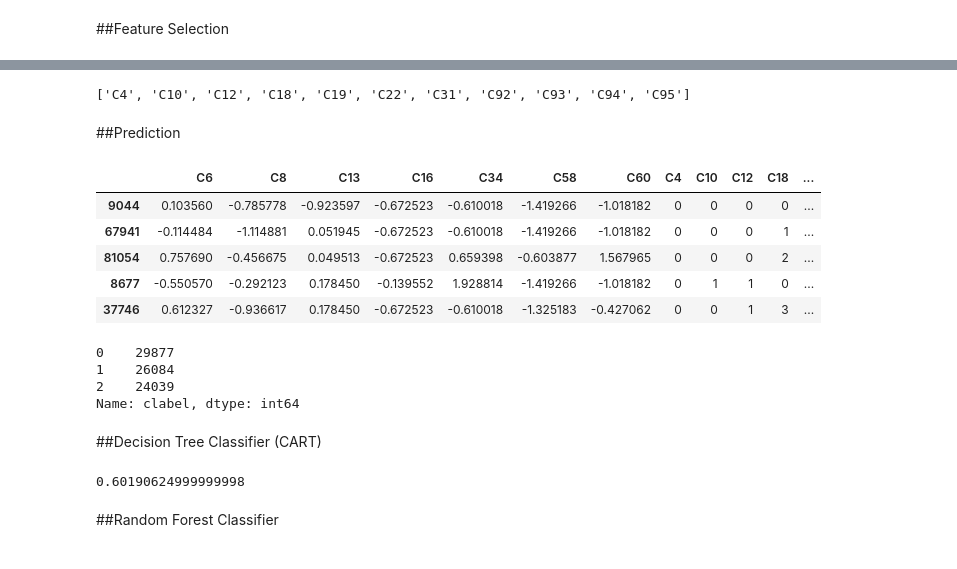
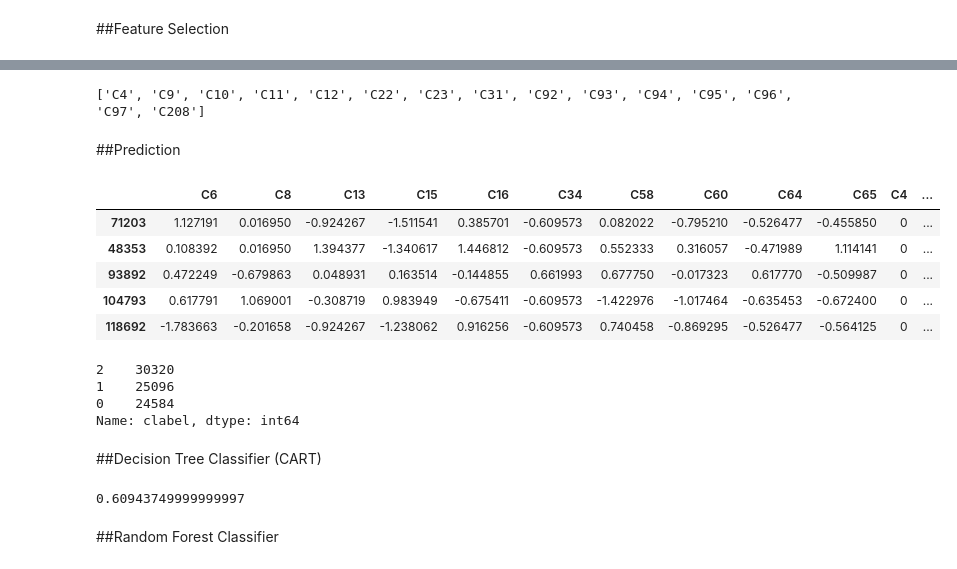
Before and after one commit to hungtzuhsuan/dataAnalytics, a Jupyter notebook: ipython/npout3_forcast.ipynb, the cells around one changed output, grey strips where cells are left out. Drawn from its saved outputs; the diff is of its cells as text; code cells hidden in the pictures.

```diff
--- a/ipython/npout3_forcast.ipynb
+++ b/ipython/npout3_forcast.ipynb
@@ -106,7 +107,7 @@ from sklearn import svm
 
 #coding
 X, y = dfc, df['C3'].replace({name: n for n, name in enumerate(df['C3'].unique())})
-anova_svm = Pipeline([('anova', SelectKBest(f_regression, k=11)), ('svc', svm.SVC(kernel='linear'))])
+anova_svm = Pipeline([('anova', SelectKBest(f_regression, k=15)), ('svc', svm.SVC(kernel='linear'))])
 anova_svm.set_params(svc__C=0.1).fit(X, y)
 
 print anova_svm.score(X, y)
@@ -135,37 +136,37 @@ dfc.head()
 # %%
 from sklearn.feature_selection import SelectKBest, chi2
 
-selector = SelectKBest(chi2, k=11).fit(dfc, y)
+selector = SelectKBest(chi2, k=15).fit(dfc, y)
 filtered2 = [dfc.columns[i] for i in selector.get_support(indices=True)]
 print filtered2
 # %% [output]
-['C4', 'C10', 'C12', 'C18', 'C19', 'C22', 'C31', 'C92', 'C93', 'C94', 'C95']
+['C4', 'C9', 'C10', 'C11', 'C12', 'C22', 'C23', 'C31', 'C92', 'C93', 'C94', 'C95', 'C96', 'C97', 'C208']
 # %% [markdown]
 ##Prediction
 # %%
 from sklearn.preprocessing import StandardScaler
 
-choosed = filtered[:8] + filtered2[:8]
+choosed = filtered[:11] + filtered2[:11]
 choosed.remove('C22')
 choosed.remove('C24')
 
 X = df.loc[:, choosed]
 y = df['C3'].replace({name: n for n, name in enumerate(df['C3'].unique())})
 for col in X.columns:
   try:
     X[col].fillna(0, inplace=True)
     X[col] = StandardScaler().fit_transform(X[col])
   except:
     X[col] = X[col].replace({name: n for n, name in enumerate(X[col].unique())})
 
 X.head()
 # %% [output]
-|  | C6 | C8 | C13 | C16 | C34 | C58 | C60 | C4 | C10 | C12 | C18 | ... |
-| 9044 | 0.103560 | -0.785778 | -0.923597 | -0.672523 | -0.610018 | -1.419266 | -1.018182 | 0 | 0 | 0 | 0 | ... |
-| 67941 | -0.114484 | -1.114881 | 0.051945 | -0.672523 | -0.610018 | -1.419266 | -1.018182 | 0 | 0 | 0 | 1 | ... |
-| 81054 | 0.757690 | -0.456675 | 0.049513 | -0.672523 | 0.659398 | -0.603877 | 1.567965 | 0 | 0 | 0 | 2 | ... |
-| 8677 | -0.550570 | -0.292123 | 0.178450 | -0.139552 | 1.928814 | -1.419266 | -1.018182 | 0 | 1 | 1 | 0 | ... |
-| 37746 | 0.612327 | -0.936617 | 0.178450 | -0.672523 | -0.610018 | -1.325183 | -0.427062 | 0 | 0 | 1 | 3 | ... |
+|  | C6 | C8 | C13 | C15 | C16 | C34 | C58 | C60 | C64 | C65 | C4 | ... |
+| 71203 | 1.127191 | 0.016950 | -0.924267 | -1.511541 | 0.385701 | -0.609573 | 0.082022 | -0.795210 | -0.526477 | -0.455850 | 0 | ... |
+| 48353 | 0.108392 | 0.016950 | 1.394377 | -1.340617 | 1.446812 | -0.609573 | 0.552333 | 0.316057 | -0.471989 | 1.114141 | 0 | ... |
+| 93892 | 0.472249 | -0.679863 | 0.048931 | 0.163514 | -0.144855 | 0.661993 | 0.677750 | -0.017323 | 0.617770 | -0.509987 | 0 | ... |
+| 104793 | 0.617791 | 1.069001 | -0.308719 | 0.983949 | -0.675411 | -0.609573 | -1.422976 | -1.017464 | -0.635453 | -0.672400 | 0 | ... |
+| 118692 | -1.783663 | -0.201658 | -0.924267 | -1.238062 | 0.916256 | -0.609573 | 0.740458 | -0.869295 | -0.526477 | -0.564125 | 0 | ... |
 # %%
 from sklearn.cluster import KMeans
 
@@ -176,9 +177,9 @@ kmeans.fit(X_cData)
 df['clabel'] = kmeans.labels_
 df['clabel'].value_counts(sort=True)
 # %% [output]
-0    29877
-1    26084
-2    24039
+2    30320
+1    25096
+0    24584
 Name: clabel, dtype: int64
 # %% [markdown]
 ##Decision Tree Classifier (CART)
@@ -192,7 +193,7 @@ clf = tree.DecisionTreeClassifier() #CART
 clf = clf.fit(X_train, y_train)
 clf.score(X_test, y_test)
 # %% [output]
-0.60190624999999998
+0.60943749999999997
 # %%
 def get_code(tree, feature_names):
   left = tree.tree_.children_left
```
Also changed, not shown: parts of 11 cells of this notebook.
